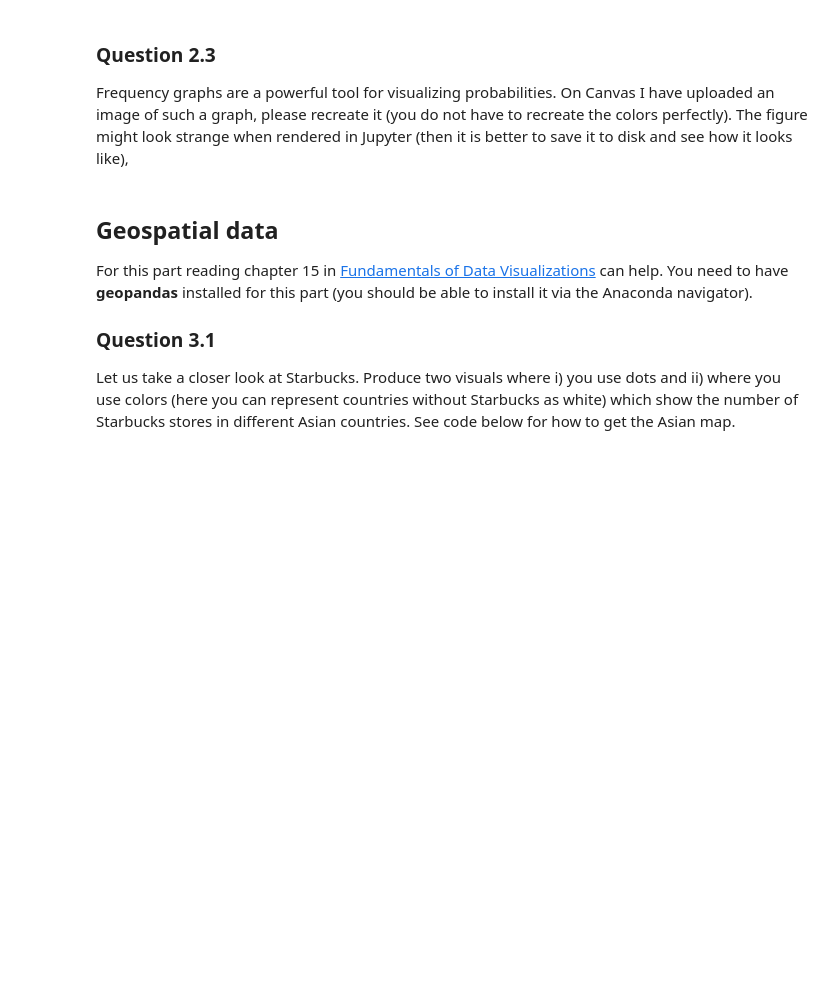
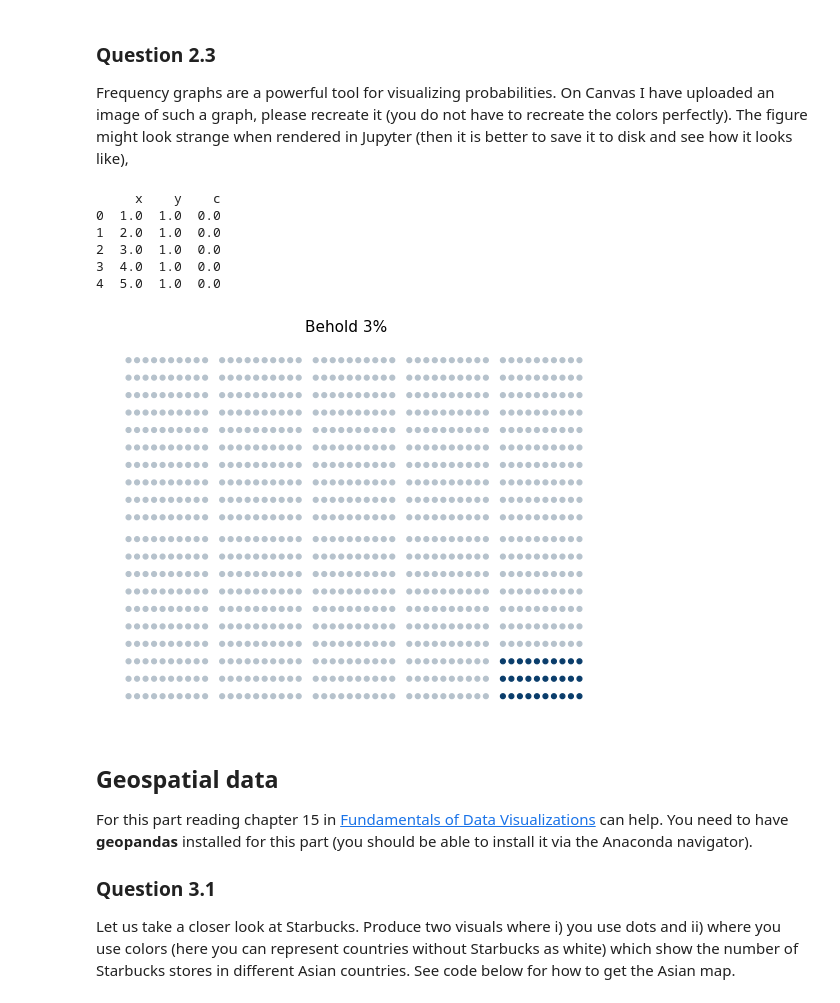
Before and after one commit to Stickish/MVE080, a Jupyter notebook: Homework 3/Homework3.ipynb, the cells around one changed output. Cells and saved outputs as stored; diff of their text form; code cells hidden in the pictures; blank space fills up the shorter version.

```diff
--- a/Homework 3/Homework3.ipynb
+++ b/Homework 3/Homework3.ipynb
@@ -235,3 +279,46 @@ Frequency graphs are a powerful tool for visualizing probabilities. On Canvas I
+# %%
+# Insert code here
+cp = ["#B6C2CC", "#0A3D6B"]
+
+# Image is 20x50
+x = np.linspace(1,50,50)
+y = np.linspace(1,20,20)
+xx,yy = np.meshgrid(x,y)
+
+xx = np.reshape(xx, (-1,))
+yy = np.reshape(yy, (-1,))
+
+color = np.zeros((1000,))
+color[np.where((xx>40) & (yy<4))] = 1
+xx[np.where((xx>10))] +=1
+xx[np.where((xx>21))] +=1
+xx[np.where((xx>32))] +=1
+xx[np.where((xx>43))] +=1
+yy[np.where((yy>10))] +=0.25
+
+coords = {'x':xx, 'y':yy, 'c':color}
+dfc = pd.DataFrame(coords)
+dfc = dfc.assign(c = pd.Categorical(dfc['c']))
+print(dfc.head())
+
+p = (ggplot(dfc, aes('x', 'y', color='c'))
+    + geom_point(show_legend=False)
+    + labs(x='', y='', title='Behold 3%')
+    + scale_color_manual(values=cp)
+    + theme_void()
+#     + theme(axis_text=element_blank())
+    )
+p.save("jonas_dot", width=7, height=7, dpi=300)
+print(p)
+# Remember to print the visual
+# %% [output]
+     x    y    c
+0  1.0  1.0  0.0
+1  2.0  1.0  0.0
+2  3.0  1.0  0.0
+3  4.0  1.0  0.0
+4  5.0  1.0  0.0
+[figure, added]
 # %% [markdown]
 ## Geospatial data
 
```
Also changed, not shown: parts of 17 cells of this notebook, 27 other files.
